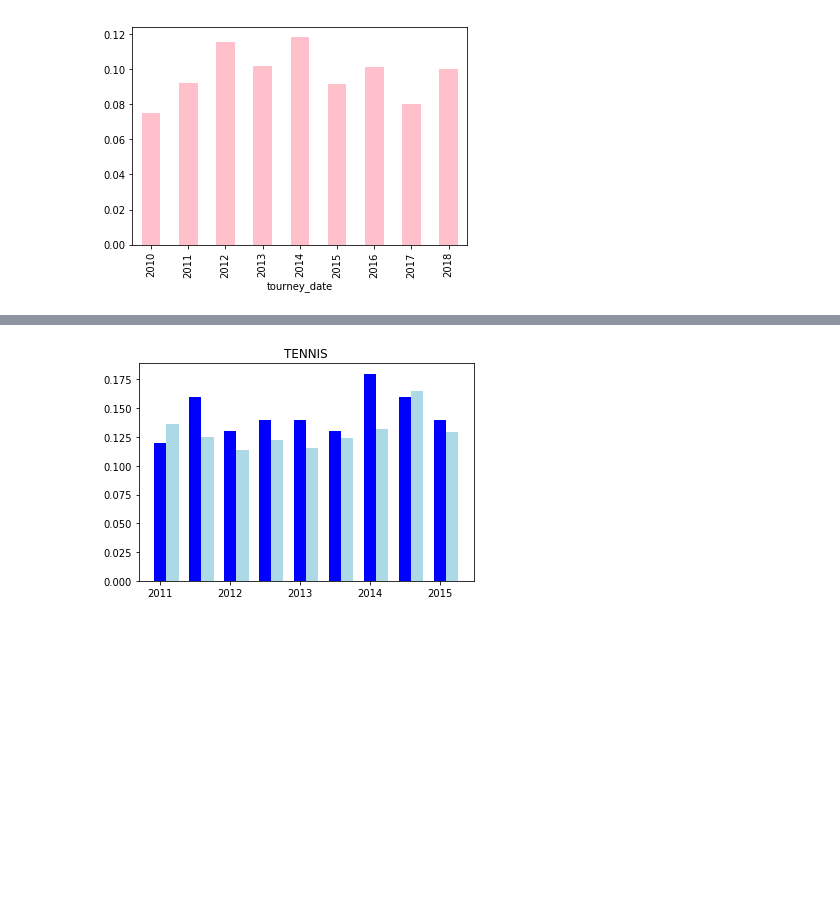
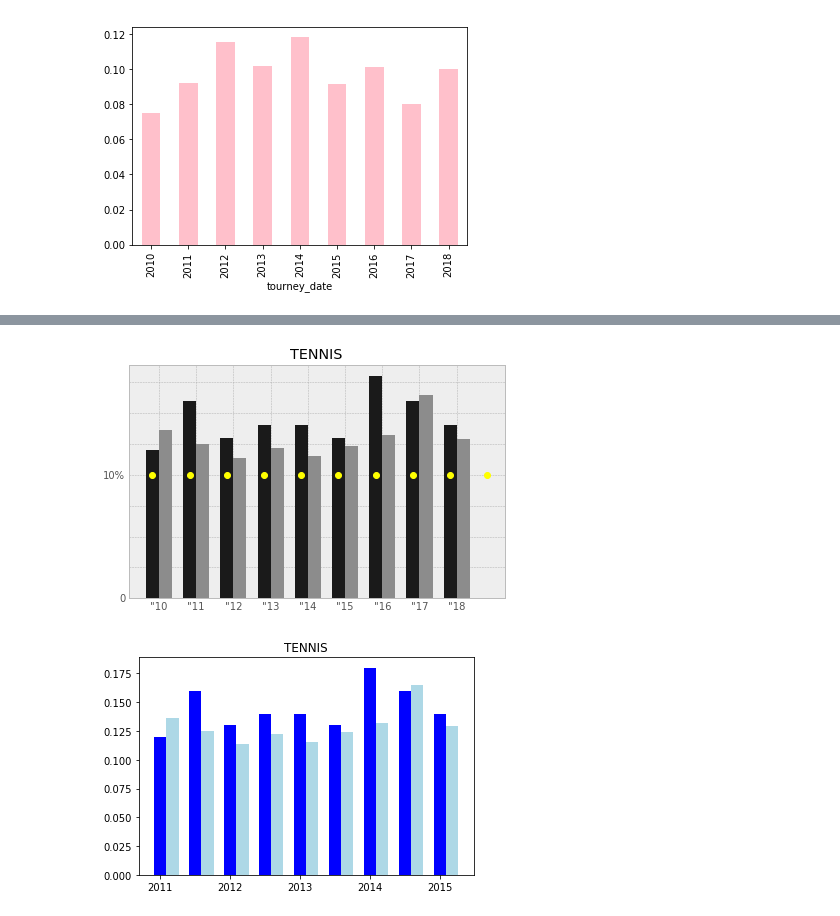
Before and after one commit to LambdaSchool/DS-Unit-1-Sprint-5-Data-Storytelling-Blog-Post, a Jupyter notebook: Project1.ipynb, the cells around one changed output, grey strips where cells are left out. Cells and saved outputs as stored; diff of their text form; code cells hidden in the pictures; blank space fills up the shorter version.

```diff
--- a/Project1.ipynb
+++ b/Project1.ipynb
@@ -398,3 +393,33 @@ plt.show()
+# %%
+plt.style.use('bmh')
+fig, ax = plt.subplots()
+
+ind = np.arange(9)
+
+width = 0.35
+p2 = ax.bar(ind, ATPct[1], width, color='#1a1a1a')
+p3 = ax.bar(ind+width, ATPmatchesct[1], width, color='#8c8c8c')
+
+ax.set_xticks(ind + width / 2)
+ax.set_xticklabels(('"10', '"11', '"12', '"13', '"14',
+                    '"15', '"16', '"17', '"18'))
+
+ax.set_yticklabels(('0','', '', '', '10%', ''))
+
+ind1 = np.arange(.2)
+
+
+x1 = np.linspace(.1, .1, 10)
+
+ax.plot(x1, 'o', color='yellow')
+
+ax.set_title('TENNIS', color='black')
+
+
+
+plt.show()
+# %% [output]
+[figure, added]
 # %%
 fig, ax = plt.subplots()
 
```
Also changed, not shown: parts of 1 cell of this notebook.
